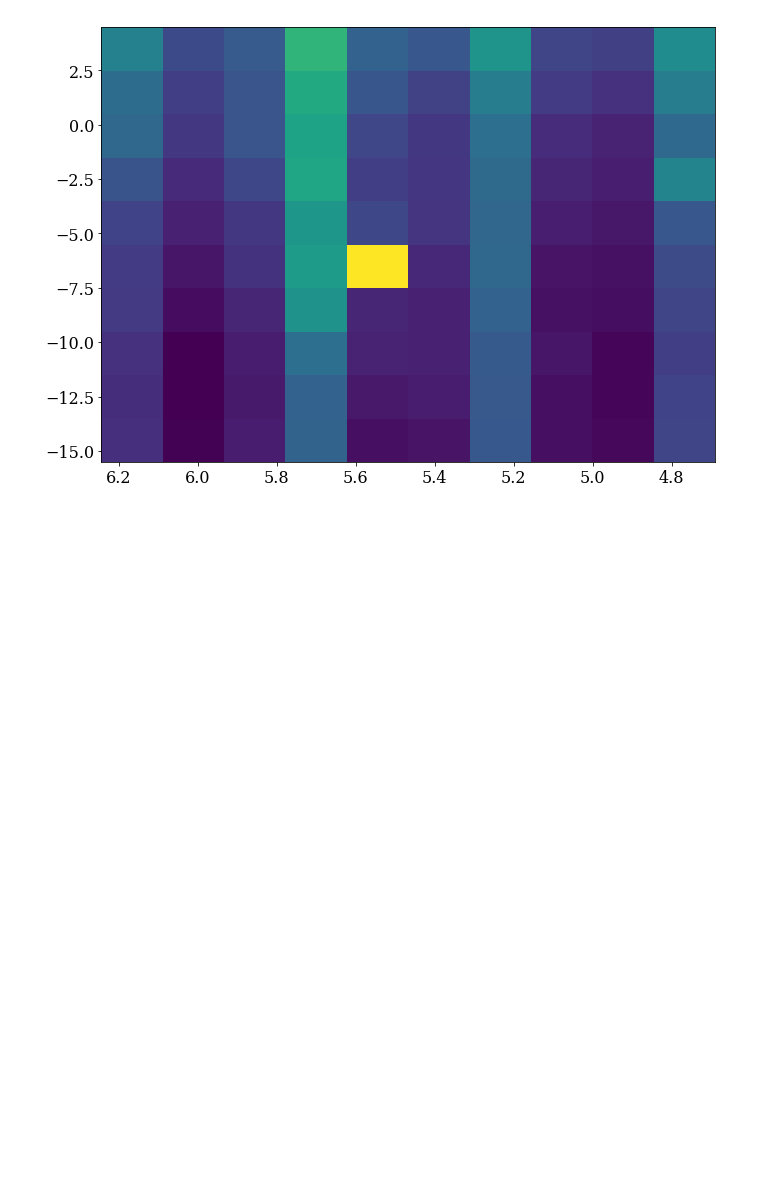
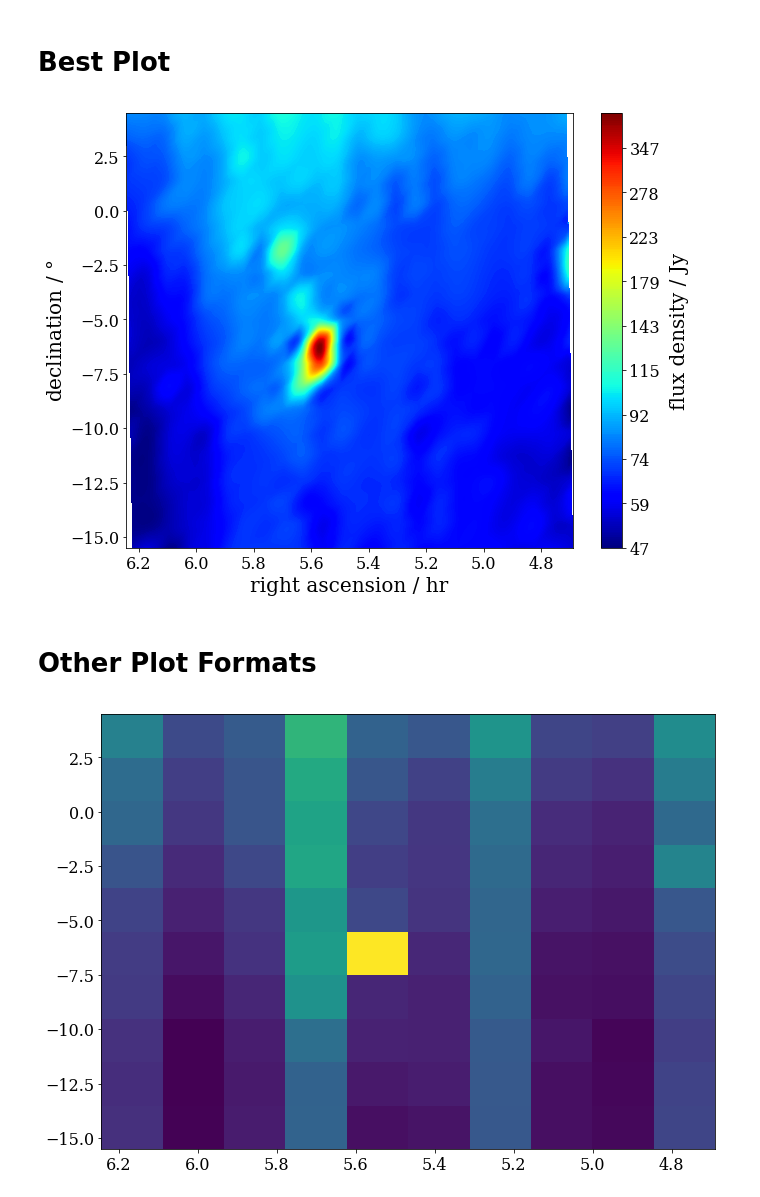
Before and after one commit to patricks1/phys343, a Jupyter notebook: gbo/gbo.ipynb, the cells around one changed output. Saved outputs shown, nothing was run; the diff lists cells and outputs as text; code cells hidden in the pictures; blank space fills up the shorter version.

```diff
--- a/gbo/gbo.ipynb
+++ b/gbo/gbo.ipynb
@@ -31,3 +36,38 @@ fds=dat['flux_den']*500./36.
+# %% [markdown]
+# Best Plot
+# %%
+X=np.array(ras)
+Y=np.array(decs)
+Z=np.log10(np.array(fds)) #get flux density on a log scale
+
+# create x-y points to be used in heatmap
+xi = np.linspace(X.min(), X.max(), 1000)
+yi = np.linspace(Y.min(), Y.max(), 1000)
+
+# Z is a matrix of x-y values
+zi = scipy.interpolate.griddata((X, Y), Z,
+                                (xi[None,:], yi[:,None]), \
+                                method='cubic')
+
+# Create the contour plot
+fig=plt.figure(figsize=(10,8))
+ax=fig.add_subplot(111)
+#im=ax.contourf(xi, yi, zi, 256, cmap=plt.cm.rainbow)
+im=ax.contourf(xi, yi, zi, 256, cmap='jet')
+ax.invert_xaxis()
+cbar = fig.colorbar(im)
+cbar.ax.set_ylabel('flux density / Jy',labelpad=10.)
+#Convert the scale bar from log Jy to Jy:
+c=cbar.ax.yaxis.get_majorticklabels()
+cbar.ax.yaxis.set_ticklabels(['{:,.0f}'.format(10.**float(c[i].get_text())) \
+                              for i in np.arange(len(c))])
+ax.set_xlabel('right ascension / hr')
+ax.set_ylabel('declination / $\degree$')
+plt.show()
+# %% [output]
+[figure, added]
+# %% [markdown]
+# Other Plot Formats
 # %%
 fig=plt.figure(figsize=(11,8))
 ax=fig.add_subplot(111)
```
Also changed, not shown: parts of 4 cells of this notebook.
